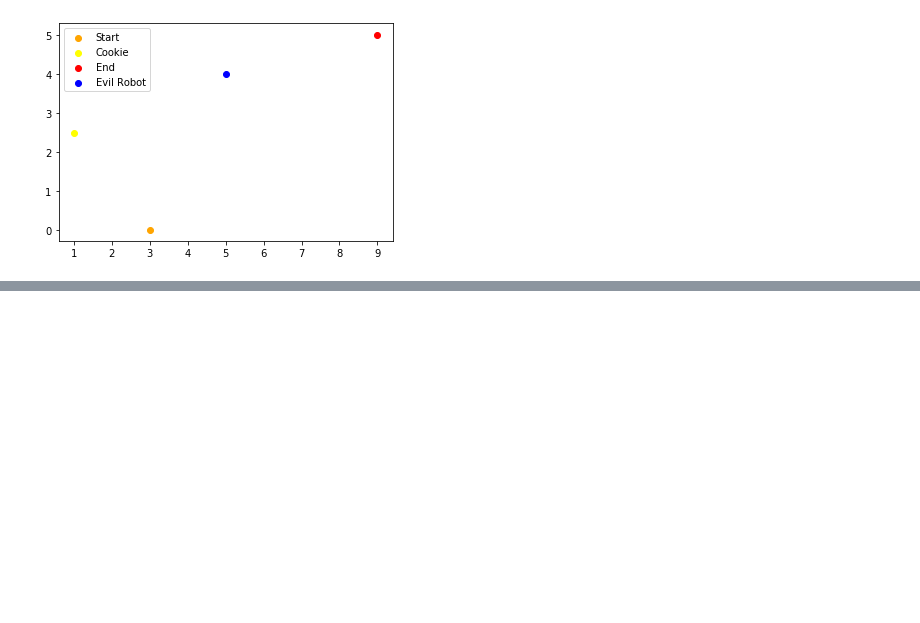
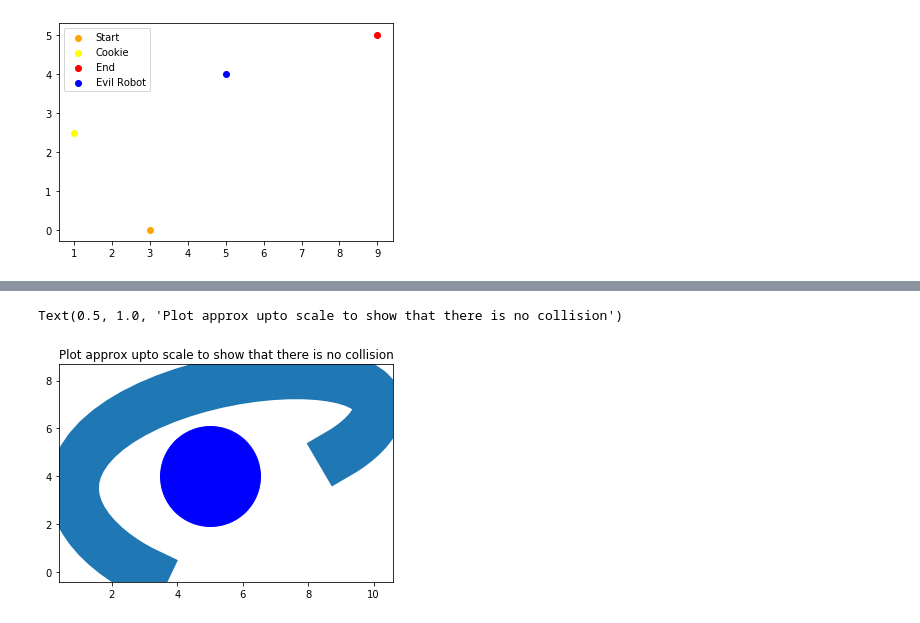
Before and after one commit to AnirudhaRamesh/Trajectory-Planning-Using-Polynomial-Functions, a Jupyter notebook: c.ipynb, the cells around one changed output, grey strips where cells are left out. Saved outputs shown, nothing was run; the diff lists cells and outputs as text; code cells hidden in the pictures; blank space fills up the shorter version.

```diff
--- a/c.ipynb
+++ b/c.ipynb
@@ -50 +50,11 @@ plt.show()
+# %%
+fig = plt.figure()
+ax = fig.add_subplot(111)
+ax.scatter(pts[3,0],pts[3,1], c="blue",s=10000)
+ax.scatter(pts[3,0],pts[3,1], c="blue",label="Evil Robot")
+plt.plot(xt,yt,linewidth=50)
+plt.title("Plot approx upto scale to show that there is no collision")
+# %% [output]
+Text(0.5, 1.0, 'Plot approx upto scale to show that there is no collision')
+[figure, added]
 # %%
```
Also changed, not shown: parts of 4 cells of this notebook.
